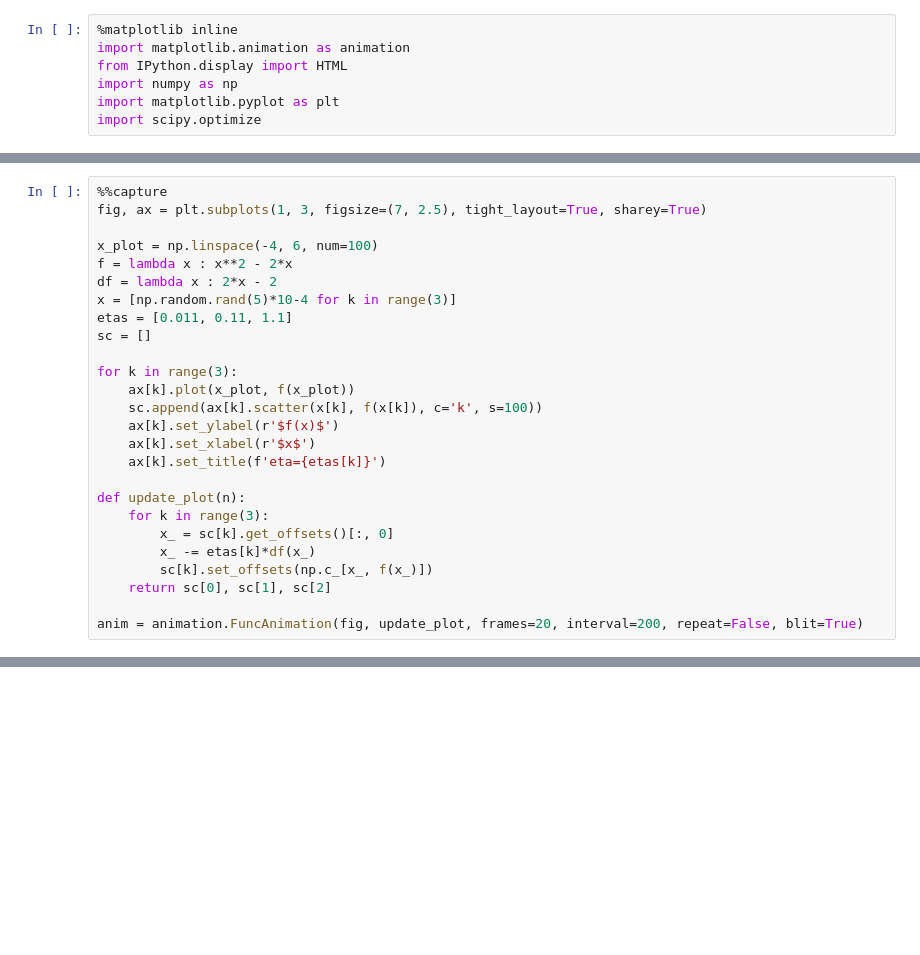
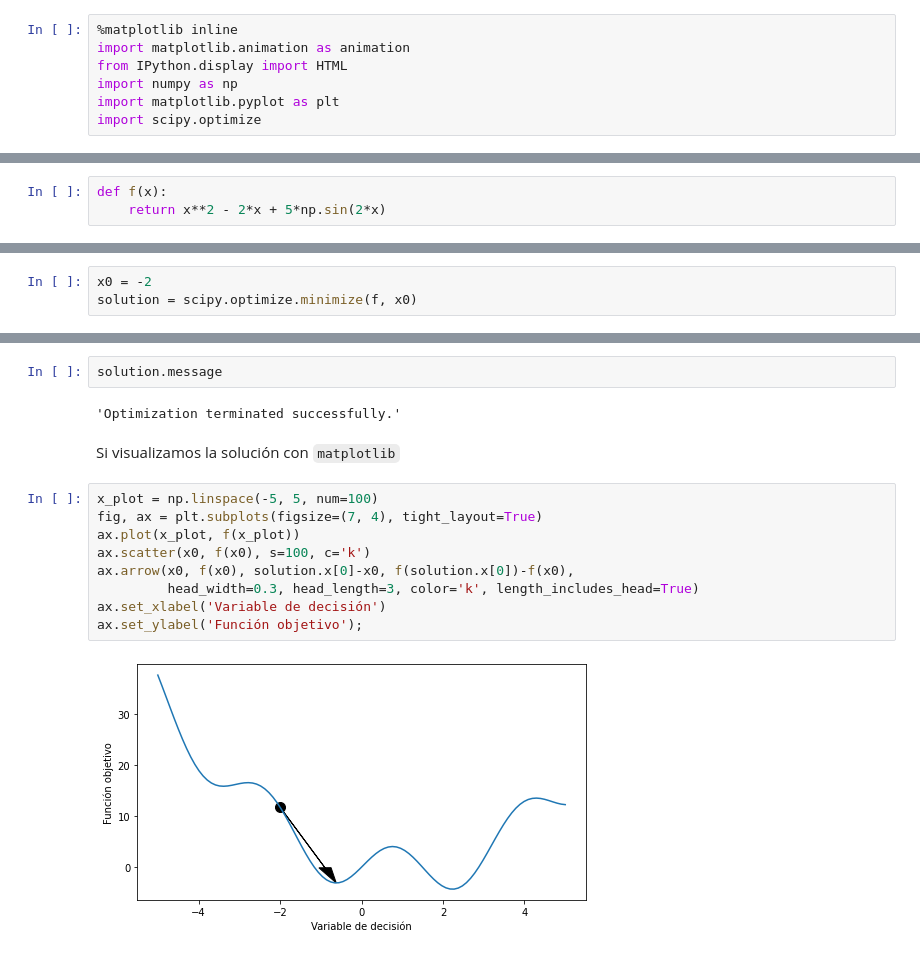
Before and after one commit to phuijse/PythonBook, a Jupyter notebook: contents/calculus/optimization.ipynb, the cells around one changed output, grey strips where cells are left out. Cells and saved outputs as stored; diff of their text form; blank space fills up the shorter version.

Commit message:
Optimization lecture ready

```diff
--- a/contents/calculus/optimization.ipynb
+++ b/contents/calculus/optimization.ipynb
@@ -234,26 +41,0 @@ esta vez utilizando gradiente descedente
-# %%
-%%capture
-fig, ax = plt.subplots(1, 3, figsize=(7, 2.5), tight_layout=True, sharey=True)
-
-x_plot = np.linspace(-4, 6, num=100)
-f = lambda x : x**2 - 2*x
-df = lambda x : 2*x - 2
-x = [np.random.rand(5)*10-4 for k in range(3)]
-etas = [0.011, 0.11, 1.1]
-sc = []
-
-for k in range(3):
-    ax[k].plot(x_plot, f(x_plot))
-    sc.append(ax[k].scatter(x[k], f(x[k]), c='k', s=100))
-    ax[k].set_ylabel(r'$f(x)$')
-    ax[k].set_xlabel(r'$x$')
-    ax[k].set_title(f'eta={etas[k]}')
-
-def update_plot(n):
-    for k in range(3):
-        x_ = sc[k].get_offsets()[:, 0]
-        x_ -= etas[k]*df(x_)
-        sc[k].set_offsets(np.c_[x_, f(x_)])
-    return sc[0], sc[1], sc[2]
-
-anim = animation.FuncAnimation(fig, update_plot, frames=20, interval=200, repeat=False, blit=True)
@@ -473,0 +290,3 @@ Si quieres profundizar en este tema sugiero revisar
+# %%
+def f(x):
+    return x**2 - 2*x + 5*np.sin(2*x)
@@ -473,0 +295,3 @@ Si quieres profundizar en este tema sugiero revisar
+# %%
+x0 = -2
+solution = scipy.optimize.minimize(f, x0)
@@ -473,0 +306,17 @@ Si quieres profundizar en este tema sugiero revisar
+# %%
+solution.message
+# %% [output]
+'Optimization terminated successfully.'
+# %% [markdown]
+Si visualizamos la solución con `matplotlib`
+# %%
+x_plot = np.linspace(-5, 5, num=100)
+fig, ax = plt.subplots(figsize=(7, 4), tight_layout=True)
+ax.plot(x_plot, f(x_plot))
+ax.scatter(x0, f(x0), s=100, c='k')
+ax.arrow(x0, f(x0), solution.x[0]-x0, f(solution.x[0])-f(x0),
+         head_width=0.3, head_length=3, color='k', length_includes_head=True)
+ax.set_xlabel('Variable de decisión')
+ax.set_ylabel('Función objetivo');
+# %% [output]
+[figure, added]
```
Also changed, not shown: parts of 57 cells of this notebook, 2 other files.
